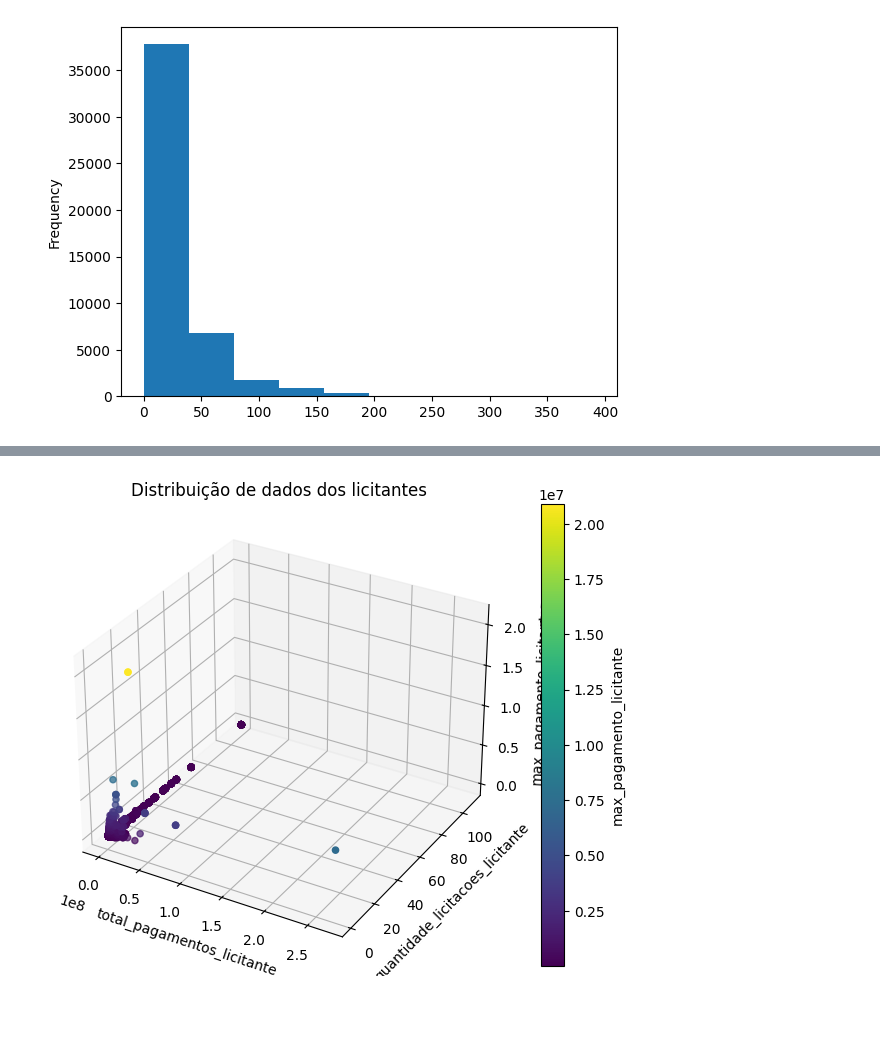
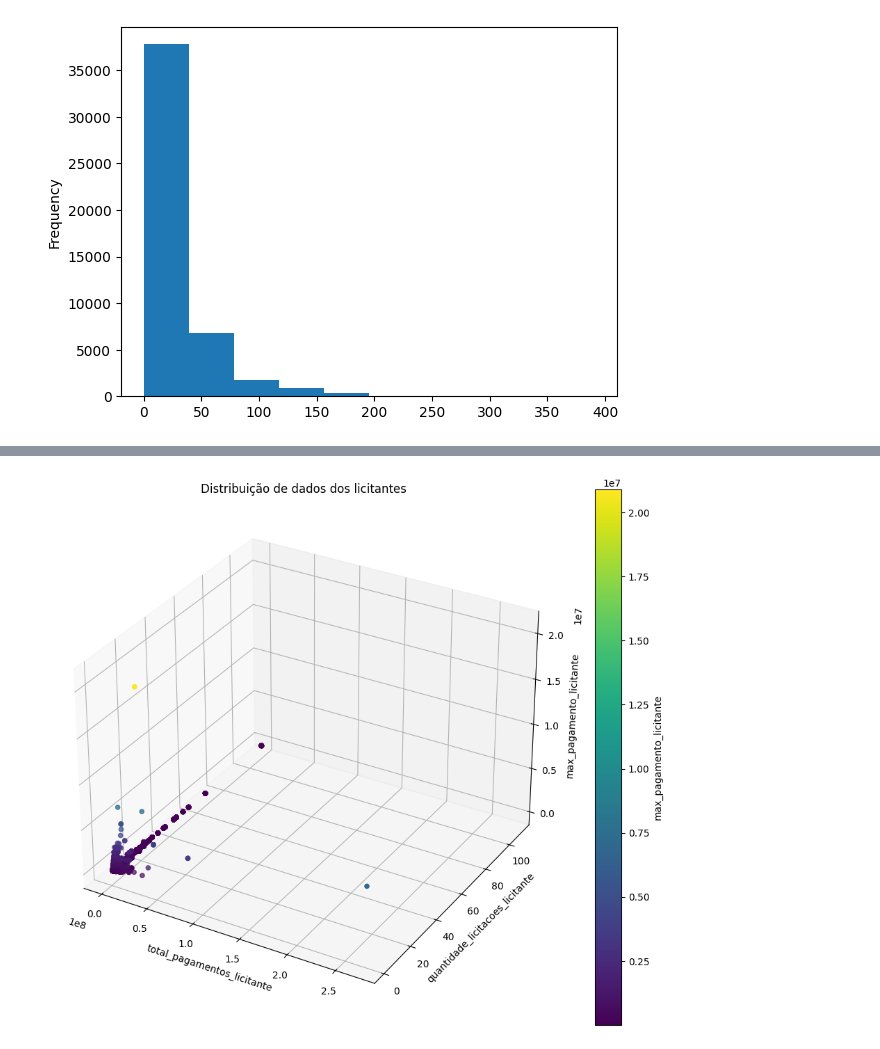
Before and after one commit to eduardoplima/ml-licitacoes, a Jupyter notebook: nao-supervisionado.ipynb, the cells around one changed output, grey strips where cells are left out. Saved outputs shown, nothing was run; the diff lists cells and outputs as text; code cells hidden in the pictures; blank space fills up the shorter version.

```diff
--- a/nao-supervisionado.ipynb
+++ b/nao-supervisionado.ipynb
@@ -53,0 +66,2 @@ Index(['esfera', 'modalidade_licitacao', 'classificacao_objeto', 'ano',
+# %%
+df['ano_eleicao'] = df['ano'].apply(lambda x: 1 if x == 2022 else 0)
@@ -83,20 +132,20 @@ df.semanas_pagamentos.plot(kind='hist')
 # %%
 x = df['total_pagamentos_licitante']
 y = df['quantidade_licitacoes_licitante']
 z = df['max_pagamento_licitante']
 
-fig = plt.figure(figsize=(8, 6))
+fig = plt.figure(figsize=(12, 10))
 ax = fig.add_subplot(111, projection='3d')
 scatter = ax.scatter(x, y, z, c=z, cmap='viridis', marker='o')
 ax.set_xlabel('total_pagamentos_licitante')
 ax.set_ylabel('quantidade_licitacoes_licitante')
 ax.set_zlabel('max_pagamento_licitante')
 
 # Adding a colorbar
 cbar = plt.colorbar(scatter)
 cbar.set_label('max_pagamento_licitante')
 
 plt.title('Distribuição de dados dos licitantes')
 plt.show()
 # %% [output]
-[figure, old version]
+[figure, new version]
```
Also changed, not shown: parts of 52 cells of this notebook, 3 other files.
